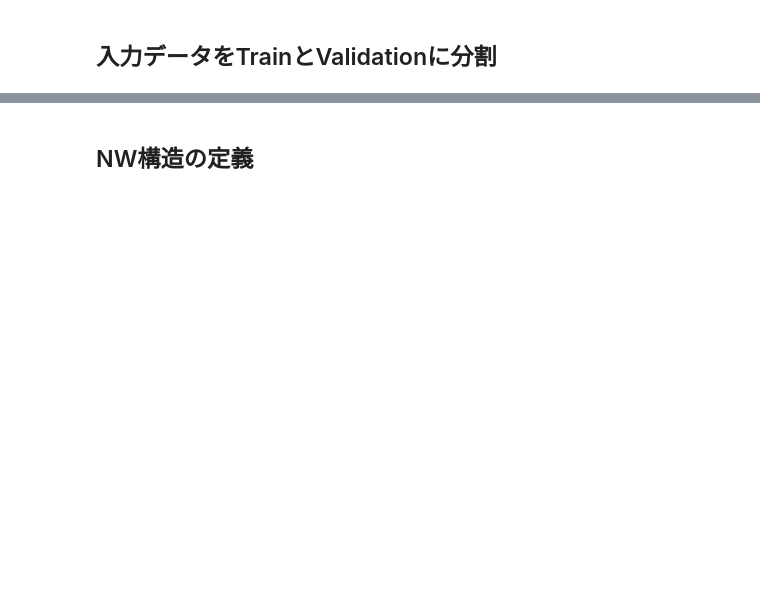
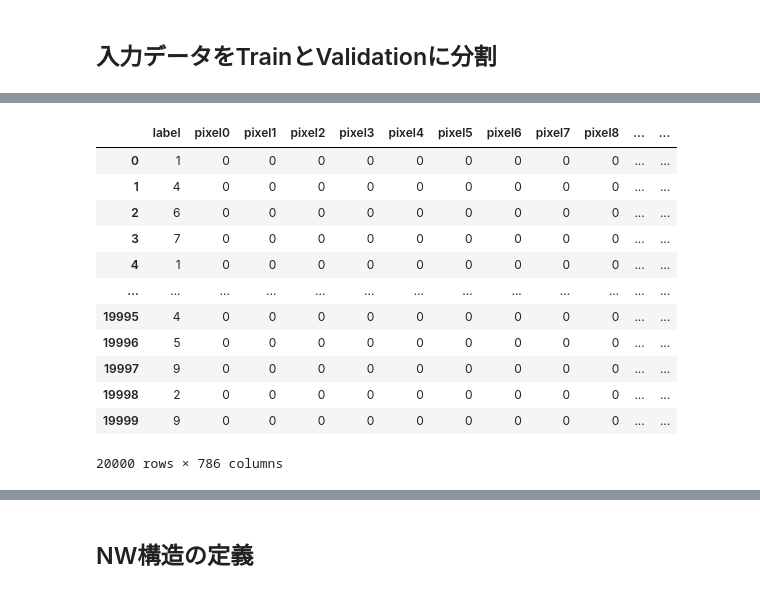
Before and after one commit to OgOg-0128/KannadaMNIST, a Jupyter notebook: kannada-mnist.ipynb, the cells around one changed output, grey strips where cells are left out. Drawn from its saved outputs; the diff is of its cells as text; code cells hidden in the pictures; blank space fills up the shorter version.

```diff
--- a/kannada-mnist.ipynb
+++ b/kannada-mnist.ipynb
@@ -8,0 +74,22 @@
+# %%
+# フォールドインデックスに一致するものを検証データとして使う
+X_valid = data[data.kfold == cfg.fold].reset_index(drop=True)
+
+# フォールドインデックスに一致しないものを訓練データとして使う
+X_train =  data[data.kfold != cfg.fold].reset_index(drop=True)
+# %%
+X_valid
+# %% [output]
+|  | label | pixel0 | pixel1 | pixel2 | pixel3 | pixel4 | pixel5 | pixel6 | pixel7 | pixel8 | ... | ... |
+| 0 | 1 | 0 | 0 | 0 | 0 | 0 | 0 | 0 | 0 | 0 | ... | ... |
+| 1 | 4 | 0 | 0 | 0 | 0 | 0 | 0 | 0 | 0 | 0 | ... | ... |
+| 2 | 6 | 0 | 0 | 0 | 0 | 0 | 0 | 0 | 0 | 0 | ... | ... |
+| 3 | 7 | 0 | 0 | 0 | 0 | 0 | 0 | 0 | 0 | 0 | ... | ... |
+| 4 | 1 | 0 | 0 | 0 | 0 | 0 | 0 | 0 | 0 | 0 | ... | ... |
+| ... | ... | ... | ... | ... | ... | ... | ... | ... | ... | ... | ... | ... |
+| 19995 | 4 | 0 | 0 | 0 | 0 | 0 | 0 | 0 | 0 | 0 | ... | ... |
+| 19996 | 5 | 0 | 0 | 0 | 0 | 0 | 0 | 0 | 0 | 0 | ... | ... |
+| 19997 | 9 | 0 | 0 | 0 | 0 | 0 | 0 | 0 | 0 | 0 | ... | ... |
+| 19998 | 2 | 0 | 0 | 0 | 0 | 0 | 0 | 0 | 0 | 0 | ... | ... |
+| 19999 | 9 | 0 | 0 | 0 | 0 | 0 | 0 | 0 | 0 | 0 | ... | ... |
+20000 rows × 786 columns
```
Also changed, not shown: parts of 12 cells of this notebook.
